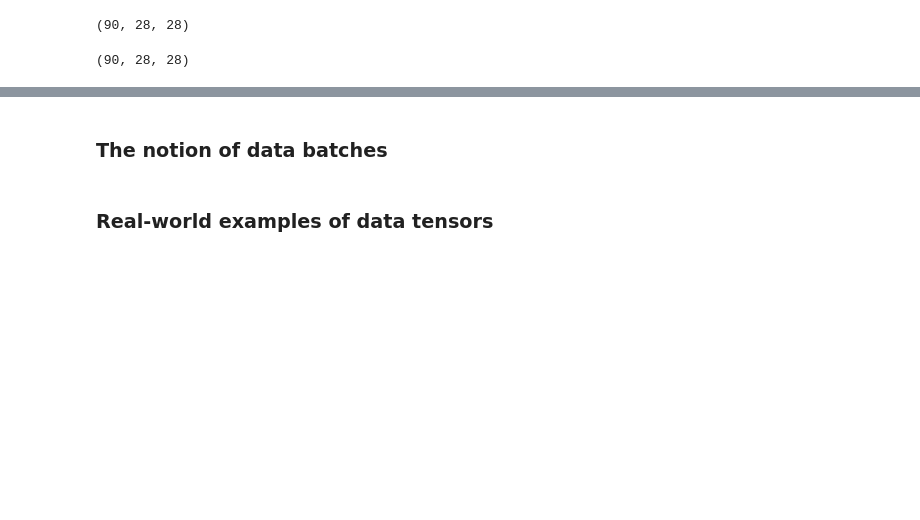
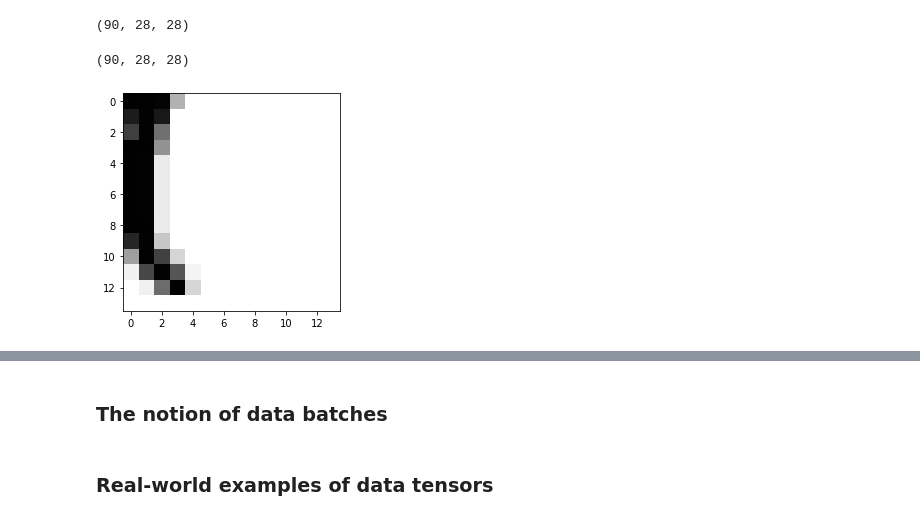
Before and after one commit to tgwon/ai4dl, a Jupyter notebook: week2/chapter02_mathematical-building-blocks.ipynb, the cells around one changed output, grey strips where cells are left out. Saved outputs shown, nothing was run; the diff lists cells and outputs as text; code cells hidden in the pictures; blank space fills up the shorter version.

```diff
--- a/week2/chapter02_mathematical-building-blocks.ipynb
+++ b/week2/chapter02_mathematical-building-blocks.ipynb
@@ -209,5 +224,12 @@ my_slice.shape
 (90, 28, 28)
 # %%
 my_slice = train_images[:, 14:, 14:]
+# %%
+import matplotlib.pyplot as plt
+digit = my_slice[4]
+plt.imshow(digit, cmap=plt.cm.binary)
+plt.show()
+# %% [output]
+[figure, added]
 # %%
 my_slice = train_images[:, 7:-7, 7:-7]
```
Also changed, not shown: parts of 44 cells of this notebook.
